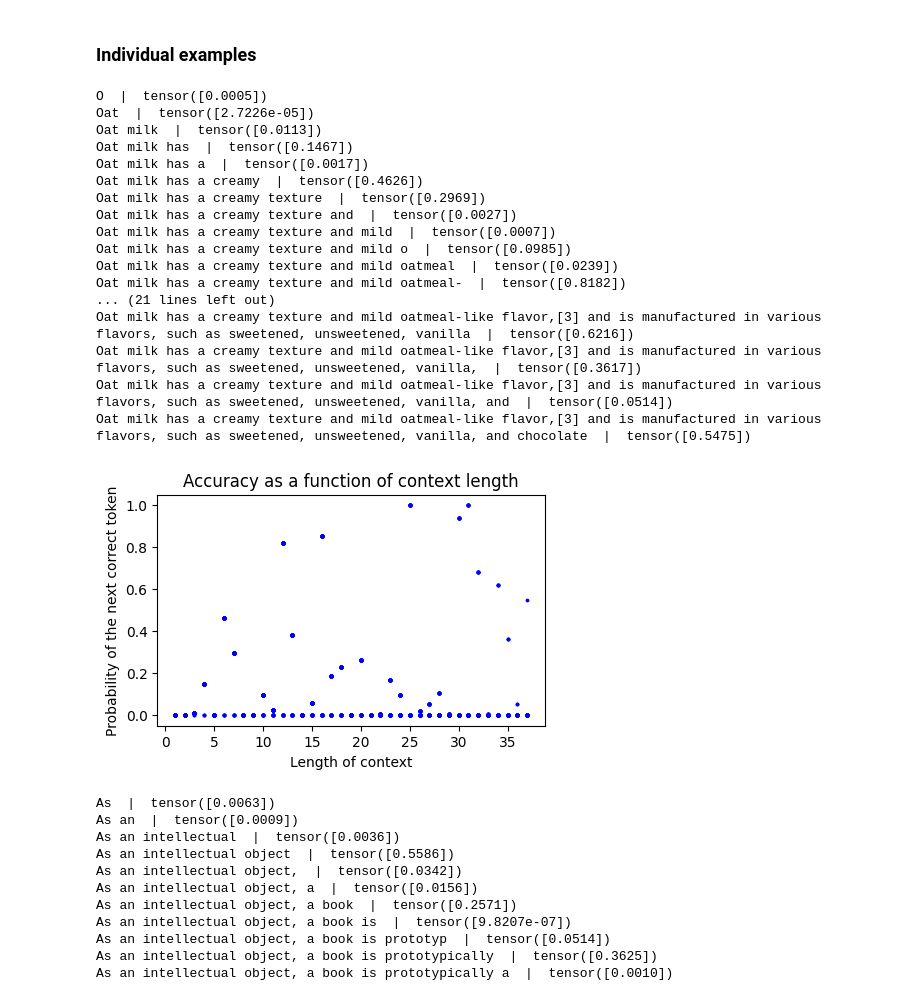
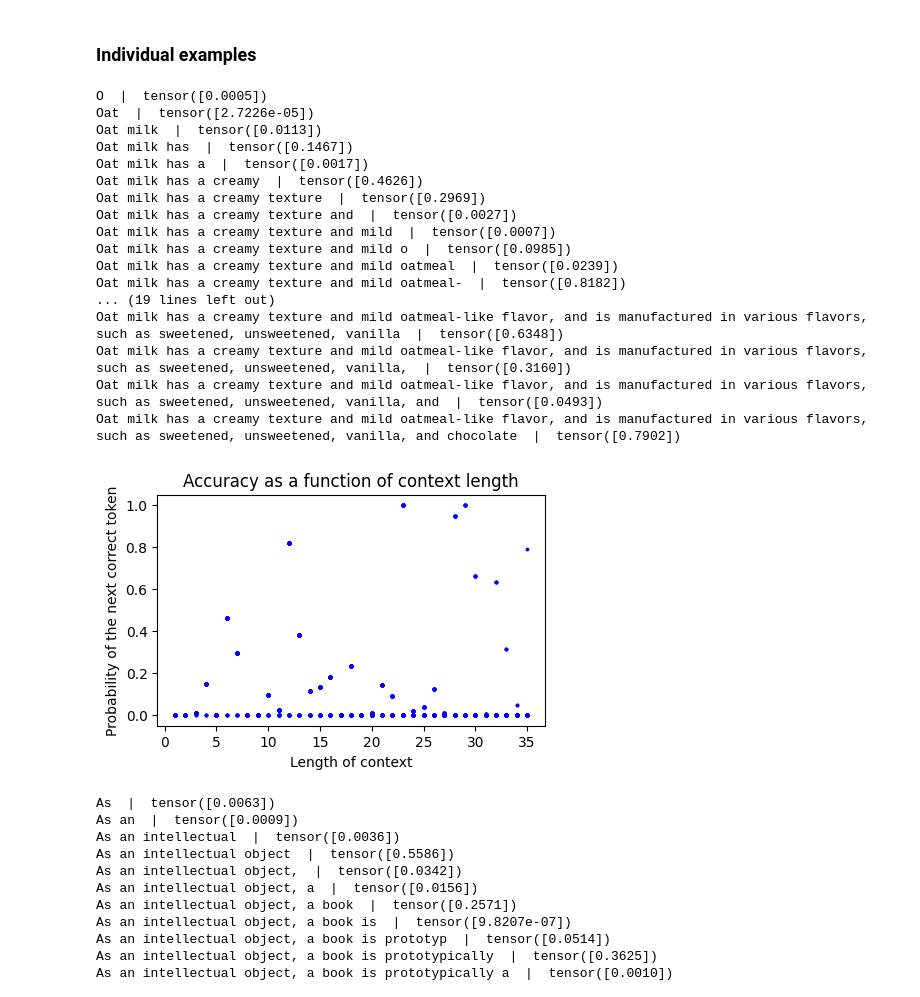
Before and after one commit to nicoleberi/Thesis-2023-24, a Jupyter notebook: measuring_accuracy_gpt2.ipynb, the cells around one changed output. Drawn from its saved outputs; the diff is of its cells as text; code cells hidden in the pictures.

```diff
--- a/measuring_accuracy_gpt2.ipynb
+++ b/measuring_accuracy_gpt2.ipynb
@@ -97,27 +97,27 @@ def plot_average(result):
 ### Individual examples
 # %%
 #https://en.wikipedia.org/wiki/Oat_milk
-example = "Oat milk has a creamy texture and mild oatmeal-like flavor,[3] and is manufactured in various flavors, such as sweetened, unsweetened, vanilla, and chocolate."
+example = "Oat milk has a creamy texture and mild oatmeal-like flavor, and is manufactured in various flavors, such as sweetened, unsweetened, vanilla, and chocolate."
 see_example(example)
 # %% [output]
 O  |  tensor([0.0005])
 Oat  |  tensor([2.7226e-05])
 Oat milk  |  tensor([0.0113])
 Oat milk has  |  tensor([0.1467])
 Oat milk has a  |  tensor([0.0017])
 Oat milk has a creamy  |  tensor([0.4626])
 Oat milk has a creamy texture  |  tensor([0.2969])
 Oat milk has a creamy texture and  |  tensor([0.0027])
 Oat milk has a creamy texture and mild  |  tensor([0.0007])
 Oat milk has a creamy texture and mild o  |  tensor([0.0985])
 Oat milk has a creamy texture and mild oatmeal  |  tensor([0.0239])
 Oat milk has a creamy texture and mild oatmeal-  |  tensor([0.8182])
-... (21 lines left out)
-Oat milk has a creamy texture and mild oatmeal-like flavor,[3] and is manufactured in various flavors, such as sweetened, unsweetened, vanilla  |  tensor([0.6216])
-Oat milk has a creamy texture and mild oatmeal-like flavor,[3] and is manufactured in various flavors, such as sweetened, unsweetened, vanilla,  |  tensor([0.3617])
-Oat milk has a creamy texture and mild oatmeal-like flavor,[3] and is manufactured in various flavors, such as sweetened, unsweetened, vanilla, and  |  tensor([0.0514])
-Oat milk has a creamy texture and mild oatmeal-like flavor,[3] and is manufactured in various flavors, such as sweetened, unsweetened, vanilla, and chocolate  |  tensor([0.5475])
+... (19 lines left out)
+Oat milk has a creamy texture and mild oatmeal-like flavor, and is manufactured in various flavors, such as sweetened, unsweetened, vanilla  |  tensor([0.6348])
+Oat milk has a creamy texture and mild oatmeal-like flavor, and is manufactured in various flavors, such as sweetened, unsweetened, vanilla,  |  tensor([0.3160])
+Oat milk has a creamy texture and mild oatmeal-like flavor, and is manufactured in various flavors, such as sweetened, unsweetened, vanilla, and  |  tensor([0.0493])
+Oat milk has a creamy texture and mild oatmeal-like flavor, and is manufactured in various flavors, such as sweetened, unsweetened, vanilla, and chocolate  |  tensor([0.7902])
-[figure, old version]
+[figure, new version]
 # %%
 #https://en.wikipedia.org/wiki/Book
 example = "As an intellectual object, a book is prototypically a composition of such great length that it takes a considerable investment of time to compose and still considered as an investment of time to read."
```
